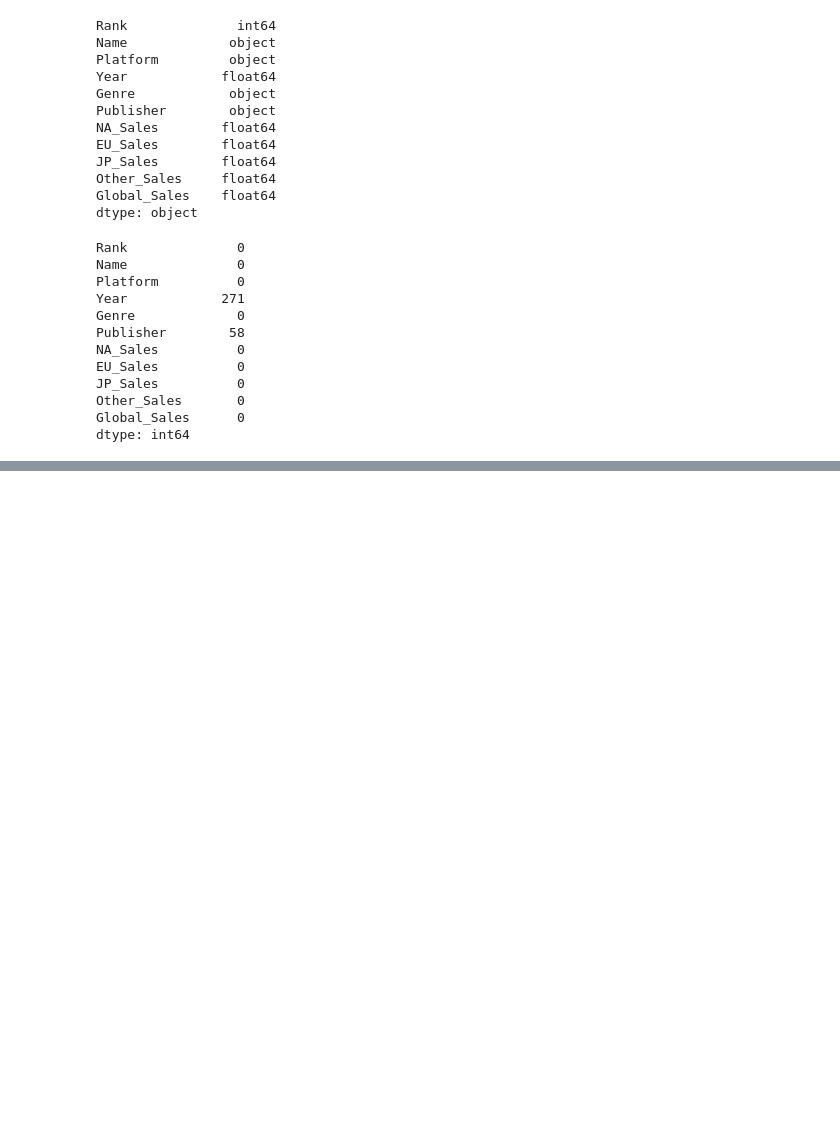
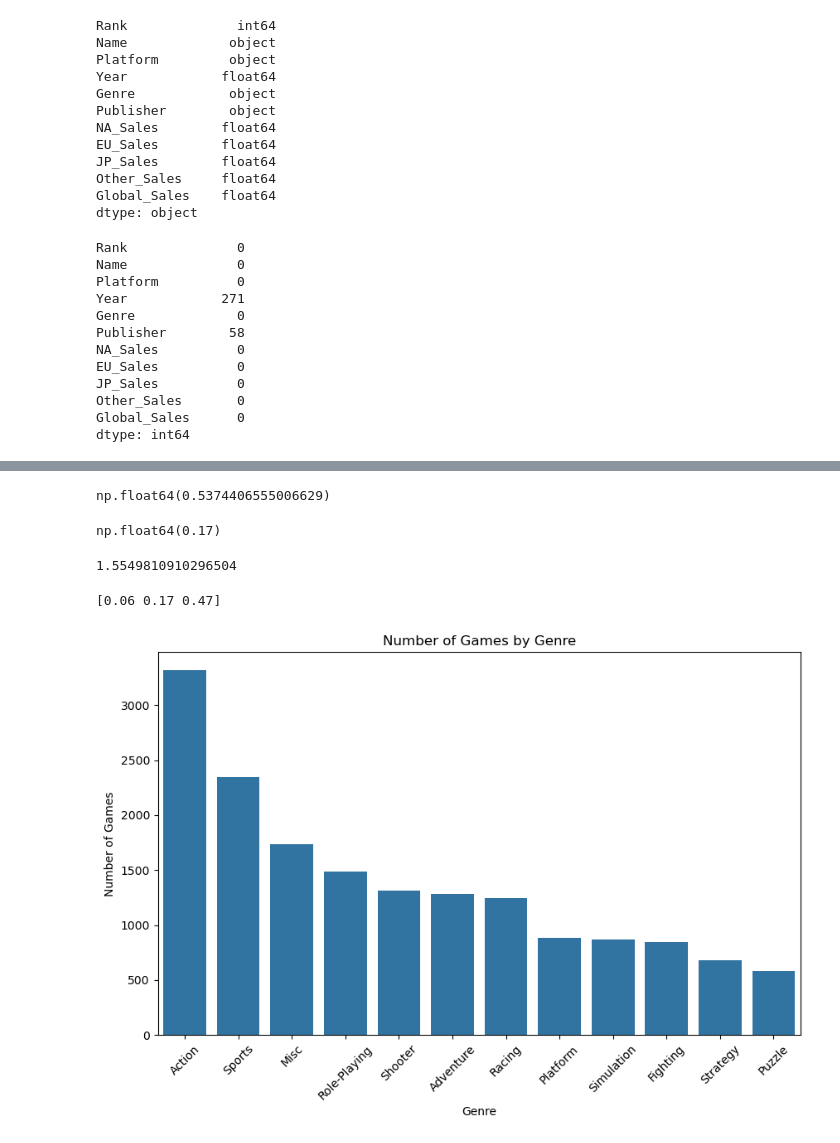
Before and after one commit to Geass4955/Projects, a Jupyter notebook: Video Game Sales Analysis/vgsales.ipynb, the cells around one changed output, grey strips where cells are left out. Saved outputs shown, nothing was run; the diff lists cells and outputs as text; code cells hidden in the pictures; blank space fills up the shorter version.

Commit message:
Updated Video Game Sales notebook

```diff
--- a/Video Game Sales Analysis/vgsales.ipynb
+++ b/Video Game Sales Analysis/vgsales.ipynb
@@ -79,0 +86,6 @@ df.describe(include="all")
+# %%
+df["Year"] = df["Year"].fillna(df["Year"].median())
+# %%
+df["Publisher"] = df["Publisher"].fillna("Unknown")
+# %%
+df["Year"] = df["Year"].astype(int)
@@ -79,0 +464,18 @@ df.describe(include="all")
+# %%
+np.mean(df["Global_Sales"])
+# %% [output]
+np.float64(0.5374406555006629)
+# %%
+np.median(df["Global_Sales"])
+# %% [output]
+np.float64(0.17)
+# %%
+np.std(df["Global_Sales"])
+# %% [output]
+1.5549810910296504
+# %%
+percentiles = np.percentile(df["Global_Sales"], [25, 50, 75])
+
+print(percentiles)
+# %% [output]
+[0.06 0.17 0.47]
@@ -79,0 +495,17 @@ df.describe(include="all")
+# %%
+plt.figure(figsize=(10,6))
+
+sns.countplot(
+    data=df,
+    x="Genre",
+    order=df["Genre"].value_counts().index
+)
+
+plt.title("Number of Games by Genre")
+plt.xlabel("Genre")
+plt.ylabel("Number of Games")
+plt.xticks(rotation=45)
+
+plt.show()
+# %% [output]
+[figure, added]
```
Also changed, not shown: parts of 43 cells of this notebook.
